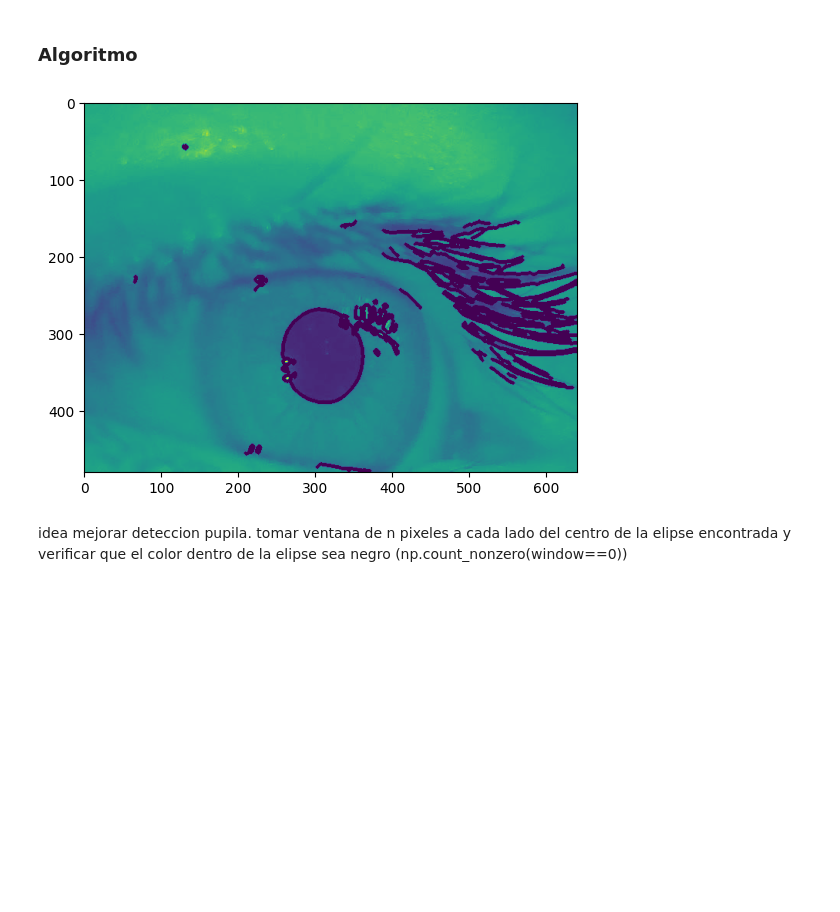
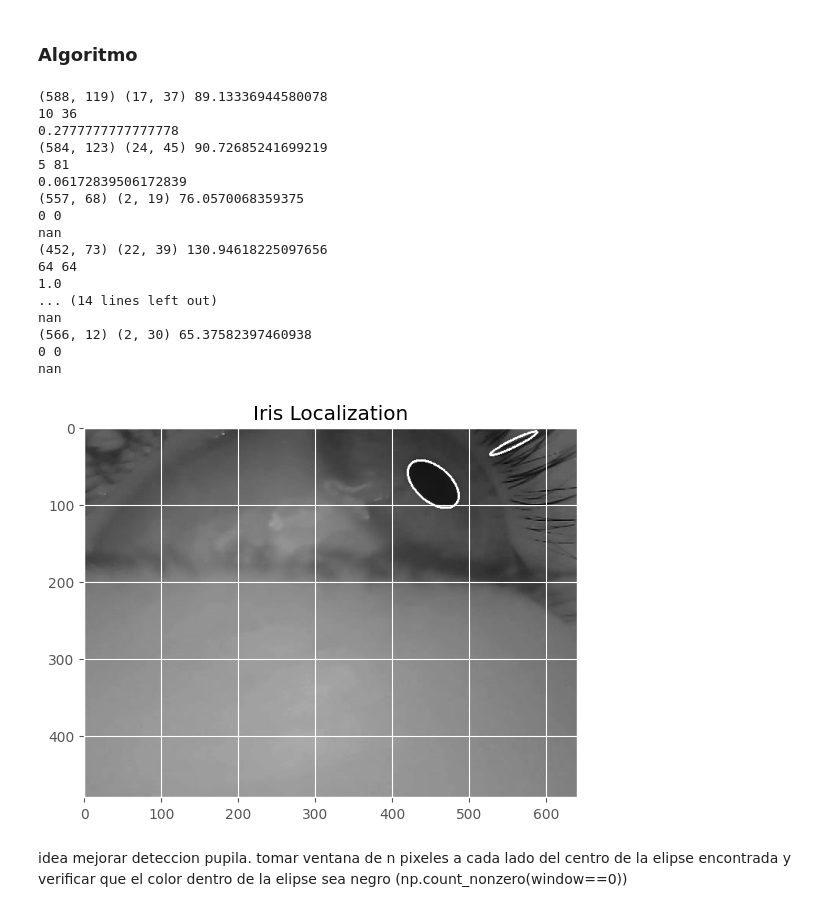
Before and after one commit to mathiramilo/pupil-detection, a Jupyter notebook: src/exploratory.ipynb, the cells around one changed output. Cells and saved outputs as stored; diff of their text form; code cells hidden in the pictures; blank space fills up the shorter version.

Commit message:
Filtrado de elipses por cantidad de pixeles negros

```diff
--- a/src/exploratory.ipynb
+++ b/src/exploratory.ipynb
@@ -75,48 +75,95 @@ def iris_localization(image):
     # Apply Gaussian filtering for smoothing
     smoothed = cv2.GaussianBlur(image, (5, 5), 0)
 
     # Apply Canny edge detection
     edges = cv2.Canny(smoothed, 50, 100) # Adjust the threshold as needed
     #edges = skimage.feature.canny(image, sigma=3, low_threshold=10, high_threshold=50)
 
     #plt.imshow(edges, cmap="gray")
 
     # Apply Hough transform for circle detection
     #circles = cv2.HoughCircles(edges, cv2.HOUGH_GRADIENT, dp=1, minDist=20, param1=50, param2=10, minRadius=10, maxRadius=150)
 
     contours, _ = cv2.findContours(edges, cv2.RETR_EXTERNAL, cv2.CHAIN_APPROX_SIMPLE)
-    cv2.drawContours(image, contours, -1, (0, 255, 0), 3)
-    plt.imshow(image)
-    # ellipses = []
-    # for contour in contours:
-    #     if len(contour) >= 160:
-    #         ellipse = cv2.fitEllipse(contour)
-    #         ellipses.append(ellipse)
+    # cv2.drawContours(image, contours, -1, (0, 255, 0), 3)
+    # plt.imshow(image)
+    ellipses = []
+    for contour in contours:
+        if len(contour) >= 60:
+            ellipse = cv2.fitEllipse(contour)
 
-    # return ellipses
+            # Unpack the ellipse parameters
+            (center_x, center_y), (major_axis, minor_axis), angle = ellipse
 
-def draw_circles(image: np.ndarray, circles):
-    for ellipse in circles:
+            # Convert the parameters to integer values
+            center = (int(center_x), int(center_y))
+            axes = (int(major_axis / 2), int(minor_axis / 2))
+
+            print(center, axes, angle)
+
+            # Calculate the size of the square based on a scale factor
+            scale_factor = 0.4
+            square_size = int(min(axes) * scale_factor)
+
+            # Define the coordinates of the square
+            x = center[0] - square_size // 2
+            y = center[1] - square_size // 2
+
+            # Extract the square region of interest (ROI) from the image
+            roi = image[y:y+square_size, x:x+square_size]
+
+            # Calculate the percentage of black pixels within the ROI
+            black_pixels = np.sum(roi < 45)
+            total_pixels = roi.size
+            black_pixels_percentage = black_pixels / total_pixels
+
+            print(black_pixels, total_pixels)
+            print(black_pixels_percentage)
+
+            if black_pixels_percentage > 0.9:
+                ellipses.append(ellipse)
 
 
 
-        cv2.ellipse(image, ellipse, (0, 255, 0), 2)
+    return ellipses
+
+def draw_ellipses(image: np.ndarray, ellipses):
+    if ellipses is not None:
+        for ellipse in ellipses:
+            cv2.ellipse(image, ellipse, (255, 255, 255), 2)
     # if circles is not None:
     #     circles = np.round(circles[0, :]).astype("int")
     #     for (x, y, r) in circles:
     #         cv2.circle(image, (x, y), r, (0,255,0), 2)
 
     plt.imshow(image, cmap="gray")
     plt.title("Iris Localization")
     plt.show()
 
 # Test
-image = cv2.imread(f"{DATASET_DIR}/1/1_396.jpg", 0) # Read as grayscale
+image = cv2.imread(f"{DATASET_DIR}/2/2_290.jpg", 0) # Read as grayscale
 
-circles = iris_localization(image)
-#draw_circles(image, circles)
+ellipses = iris_localization(image)
+draw_ellipses(image, ellipses)
 # %% [output]
+(588, 119) (17, 37) 89.13336944580078
+10 36
+0.2777777777777778
+(584, 123) (24, 45) 90.72685241699219
+5 81
+0.06172839506172839
+(557, 68) (2, 19) 76.0570068359375
+0 0
+nan
+(452, 73) (22, 39) 130.94618225097656
+64 64
+1.0
+... (14 lines left out)
+nan
+(566, 12) (2, 30) 65.37582397460938
+0 0
+nan
-[figure, old version]
+[figure, new version]
 # %% [markdown]
 idea mejorar deteccion pupila.
 tomar ventana de n pixeles a cada lado del centro de la elipse encontrada y verificar que el color dentro de la elipse sea negro (np.count_nonzero(window==0))
```
Also changed, not shown: parts of 2 cells of this notebook.
